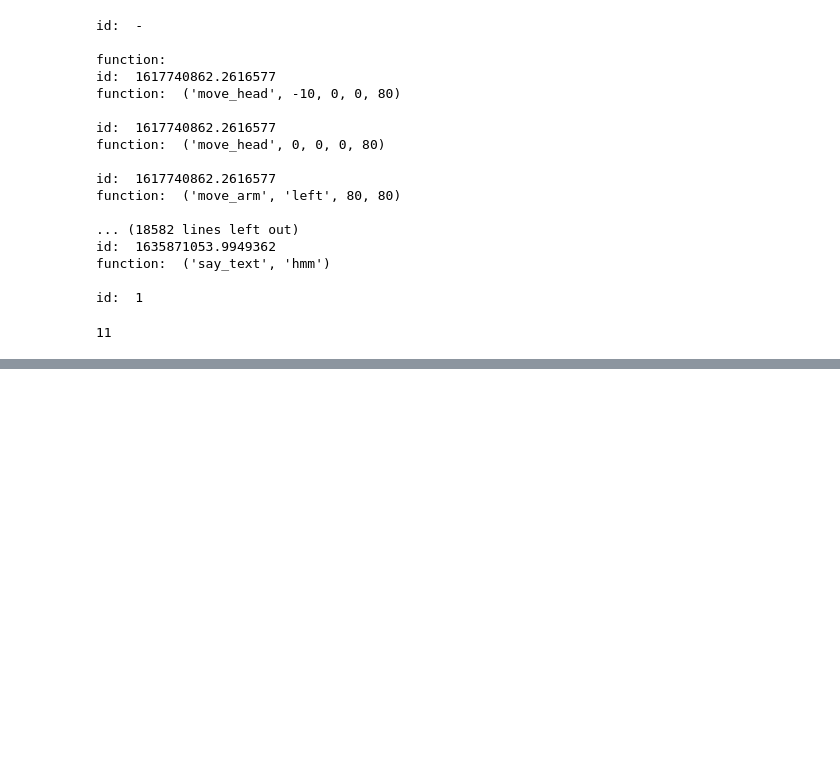
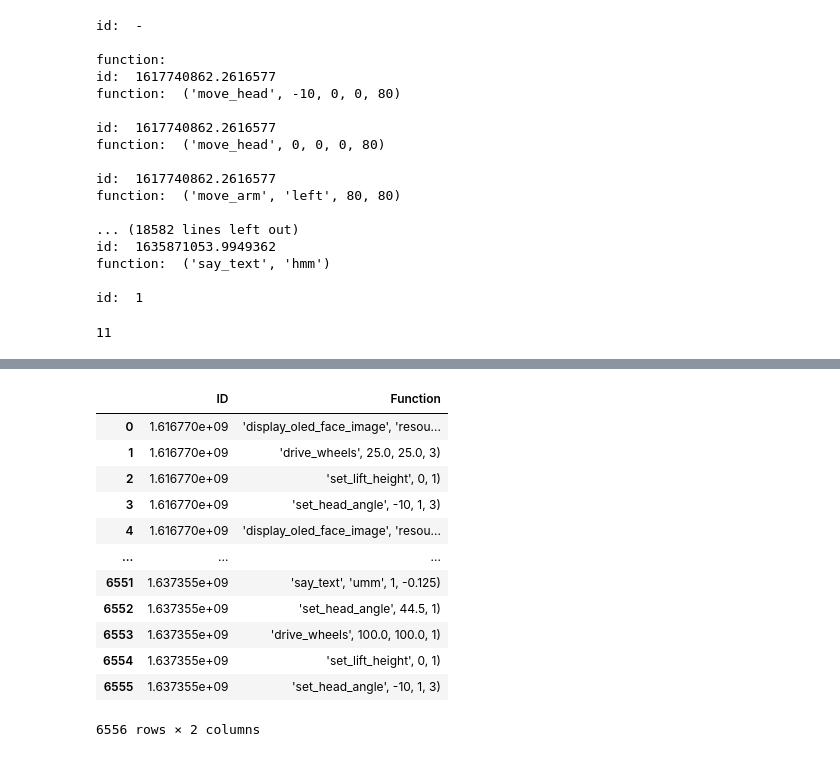
Before and after one commit to Diginyx/hadreb, a Jupyter notebook: MapFunctionsToInternalStates.ipynb, the cells around one changed output, grey strips where cells are left out. Saved outputs shown, nothing was run; the diff lists cells and outputs as text; code cells hidden in the pictures; blank space fills up the shorter version.

Commit message:
cozmo can run saved functions now

```diff
--- a/MapFunctionsToInternalStates.ipynb
+++ b/MapFunctionsToInternalStates.ipynb
@@ -136,0 +123,18 @@ misty_functions['Function']
+# %%
+cozmo_functions = pd.read_csv (r'functions_cozmo_no_dashes.txt', sep='(')
+cozmo_functions.to_csv (r'functions_cozmo_no_dashes.csv', index = None)
+cozmo_functions
+# %% [output]
+|  | ID | Function |
+| 0 | 1.616770e+09 | 'display_oled_face_image', 'resou... |
+| 1 | 1.616770e+09 | 'drive_wheels', 25.0, 25.0, 3) |
+| 2 | 1.616770e+09 | 'set_lift_height', 0, 1) |
+| 3 | 1.616770e+09 | 'set_head_angle', -10, 1, 3) |
+| 4 | 1.616770e+09 | 'display_oled_face_image', 'resou... |
+| ... | ... | ... |
+| 6551 | 1.637355e+09 | 'say_text', 'umm', 1, -0.125) |
+| 6552 | 1.637355e+09 | 'set_head_angle', 44.5, 1) |
+| 6553 | 1.637355e+09 | 'drive_wheels', 100.0, 100.0, 1) |
+| 6554 | 1.637355e+09 | 'set_lift_height', 0, 1) |
+| 6555 | 1.637355e+09 | 'set_head_angle', -10, 1, 3) |
+6556 rows × 2 columns
```
Also changed, not shown: parts of 7 cells of this notebook, 43 other files.
